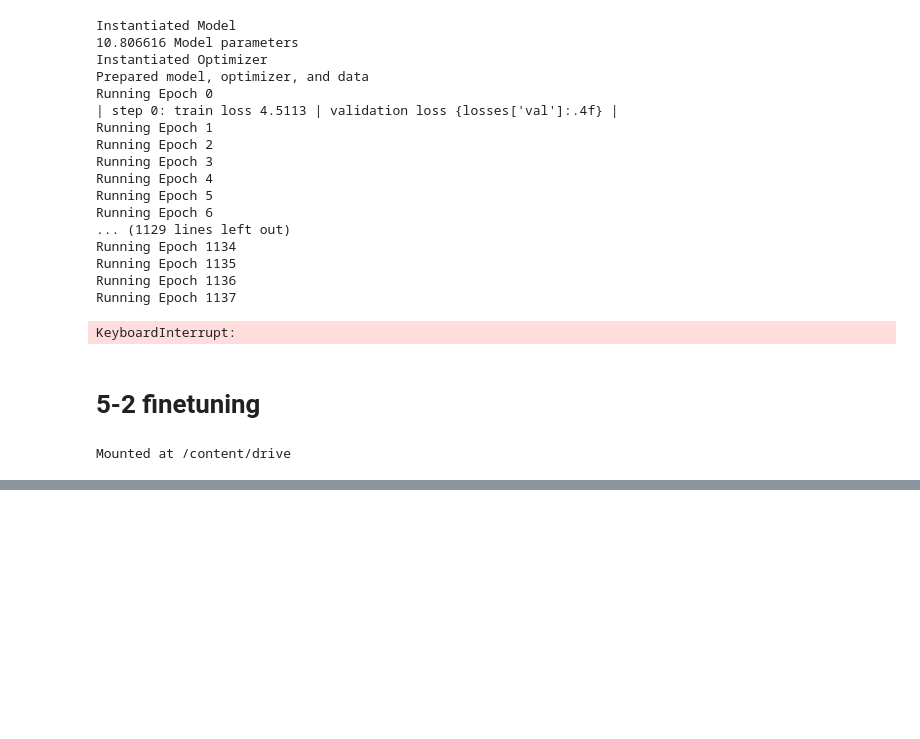
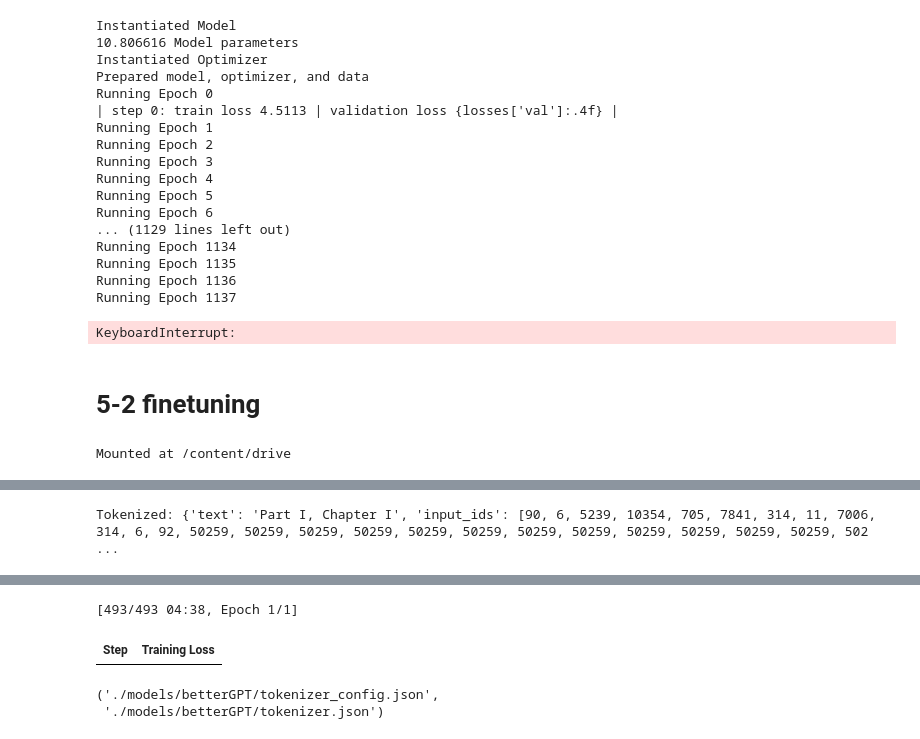
Before and after one commit to va4756/bigdata_raejung, a Jupyter notebook: LLM_product_chap5.ipynb, the cells around one changed output, grey strips where cells are left out. Saved outputs shown, nothing was run; the diff lists cells and outputs as text; code cells hidden in the pictures; blank space fills up the shorter version.

```diff
--- a/LLM_product_chap5.ipynb
+++ b/LLM_product_chap5.ipynb
@@ -298,0 +368,35 @@ Mounted at /content/drive
+# %%
+# tokenize our whole dataset (so we never have to do it again)
+tokenized_dataset = dataset.map(tokenize, batched=False)
+print(f"Tokenized: {tokenized_dataset['train'][0]}")
+# %% [output]
+Tokenized: {'text': 'Part I, Chapter I', 'input_ids': [90, 6, 5239, 10354, 705, 7841, 314, 11, 7006, 314, 6, 92, 50259, 50259, 50259, 50259, 50259, 50259, 50259, 50259, 50259, 50259, 50259, 50259, 502 ...
+# %%
+# Create a data collator to format the data for training
+data_collator = DataCollatorForLanguageModeling(
+    tokenizer=tokenizer, mlm=True, mlm_probability=0.15
+)
+# %%
+# Establish training arguments
+train_args = TrainingArguments(
+    output_dir=model_dir,
+    num_train_epochs=1,
+    per_device_train_batch_size=8,
+    save_steps=5000,
+    save_total_limit=2,
+    report_to="none"
+)
+# %%
+# Instantiate the Trainer
+trainer = Trainer(
+    model=model,
+    args=train_args,
+    data_collator=data_collator,
+    train_dataset=tokenized_dataset["train"]
+)
+# %%
+# Train and save the model
+trainer.train()
+trainer.save_model(model_dir)
+tokenizer.save_pretrained(model_dir)
+# %% [output]
@@ -298,0 +404,4 @@ Mounted at /content/drive
+[493/493 04:38, Epoch 1/1]
+| Step | Training Loss |
+('./models/betterGPT/tokenizer_config.json',
+ './models/betterGPT/tokenizer.json')
```
Also changed, not shown: parts of 16 cells of this notebook.
